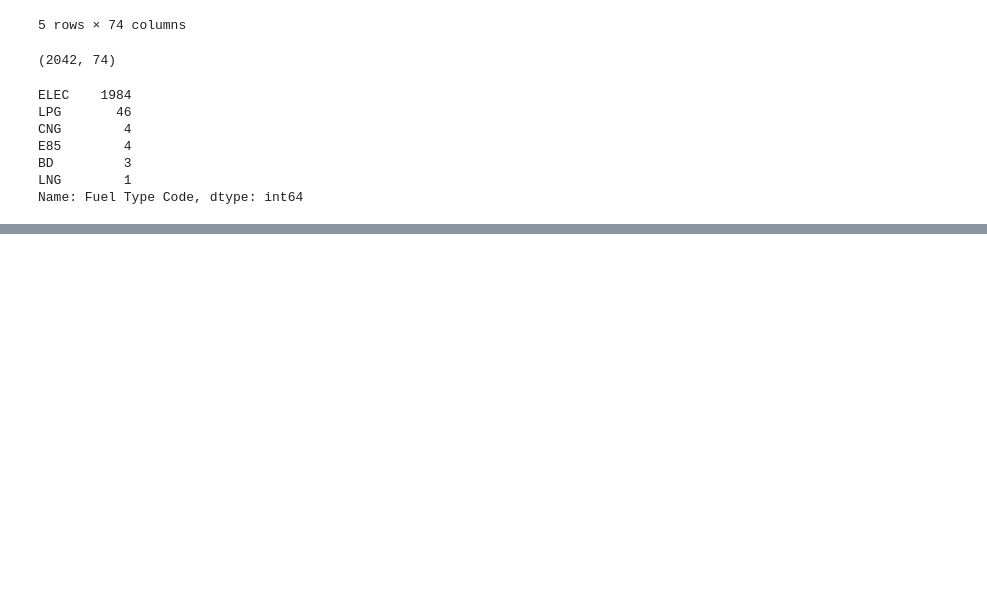
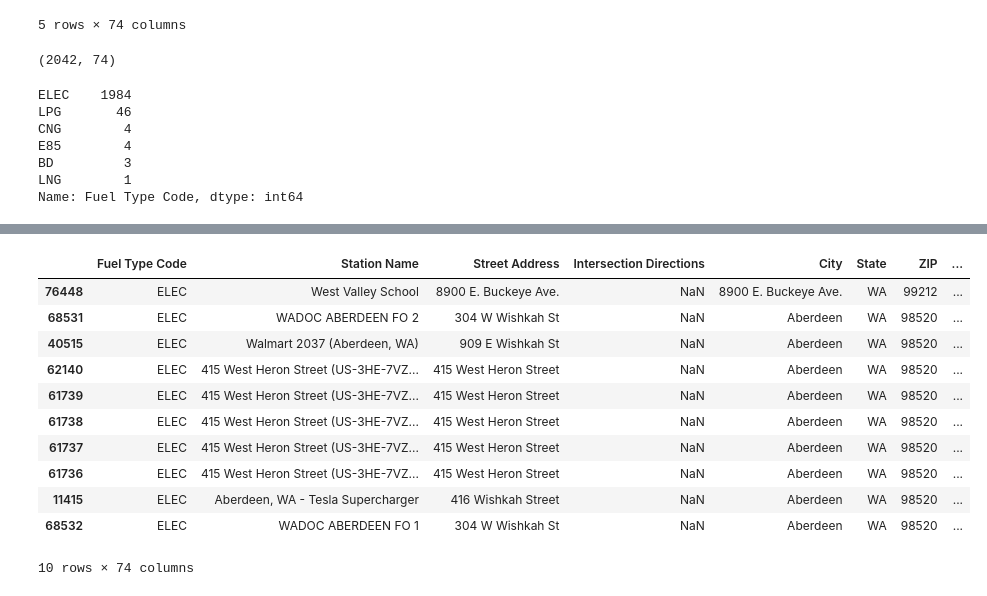
Before and after one commit to bamarasingam/BEV-growth-washington, a Jupyter notebook: EDA/fuel_station_eda.ipynb, the cells around one changed output, grey strips where cells are left out. Cells and saved outputs as stored; diff of their text form; code cells hidden in the pictures; blank space fills up the shorter version.

```diff
--- a/EDA/fuel_station_eda.ipynb
+++ b/EDA/fuel_station_eda.ipynb
@@ -64,0 +63,16 @@ df.head()
+# %%
+df = df.sort_values(by = 'City')
+df.head(10)
+# %% [output]
+|  | Fuel Type Code | Station Name | Street Address | Intersection Directions | City | State | ZIP | ... |
+| 76448 | ELEC | West Valley School | 8900 E. Buckeye Ave. | NaN | 8900 E. Buckeye Ave. | WA | 99212 | ... |
+| 68531 | ELEC | WADOC ABERDEEN FO 2 | 304 W Wishkah St | NaN | Aberdeen | WA | 98520 | ... |
+| 40515 | ELEC | Walmart 2037 (Aberdeen, WA) | 909 E Wishkah St | NaN | Aberdeen | WA | 98520 | ... |
+| 62140 | ELEC | 415 West Heron Street (US-3HE-7VZ... | 415 West Heron Street | NaN | Aberdeen | WA | 98520 | ... |
+| 61739 | ELEC | 415 West Heron Street (US-3HE-7VZ... | 415 West Heron Street | NaN | Aberdeen | WA | 98520 | ... |
+| 61738 | ELEC | 415 West Heron Street (US-3HE-7VZ... | 415 West Heron Street | NaN | Aberdeen | WA | 98520 | ... |
+| 61737 | ELEC | 415 West Heron Street (US-3HE-7VZ... | 415 West Heron Street | NaN | Aberdeen | WA | 98520 | ... |
+| 61736 | ELEC | 415 West Heron Street (US-3HE-7VZ... | 415 West Heron Street | NaN | Aberdeen | WA | 98520 | ... |
+| 11415 | ELEC | Aberdeen, WA - Tesla Supercharger | 416 Wishkah Street | NaN | Aberdeen | WA | 98520 | ... |
+| 68532 | ELEC | WADOC ABERDEEN FO 1 | 304 W Wishkah St | NaN | Aberdeen | WA | 98520 | ... |
+10 rows × 74 columns
```
Also changed, not shown: parts of 7 cells of this notebook, 1 other file.
